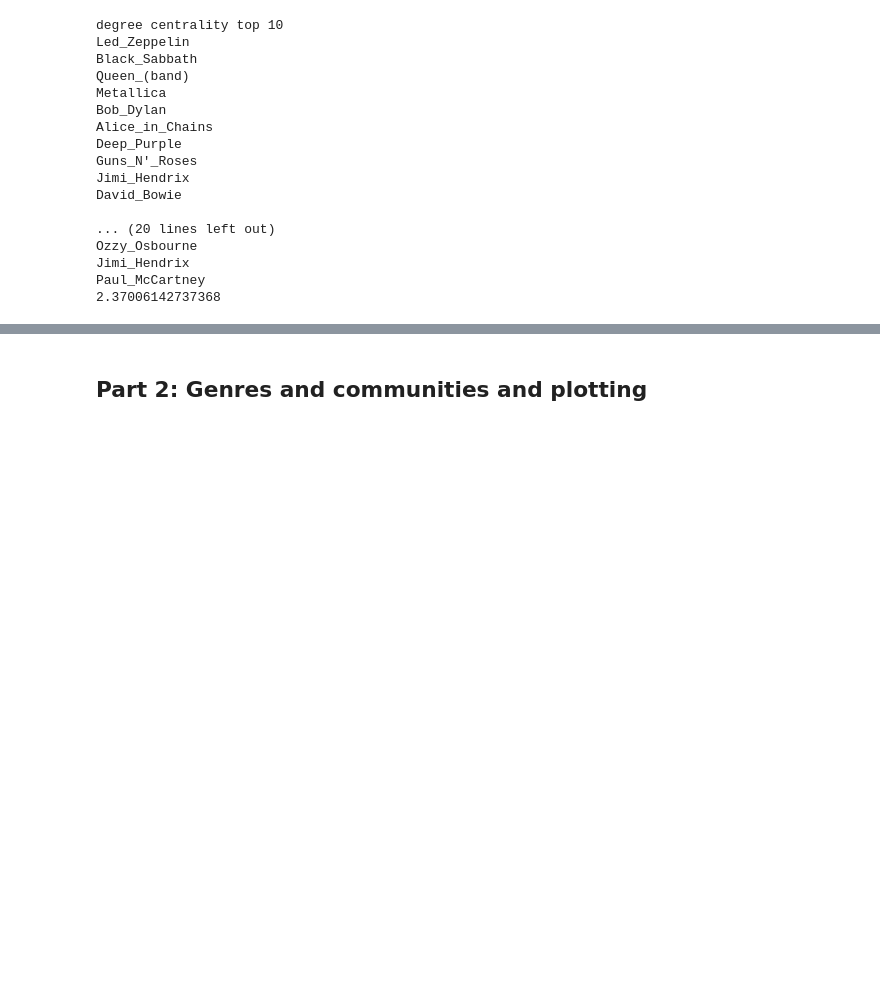
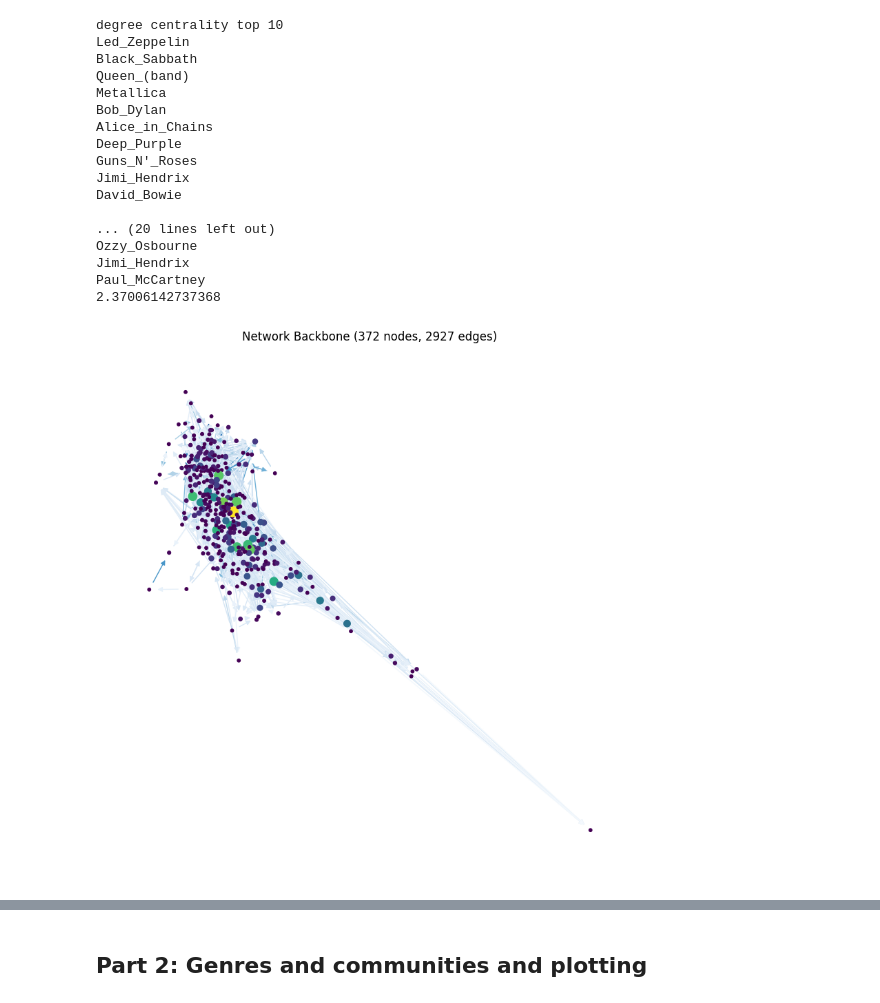
Before and after one commit to sorenstange/02805_Social_graphs_and_interactions, a Jupyter notebook: Assignment_2.ipynb, the cells around one changed output, grey strips where cells are left out. Drawn from its saved outputs; the diff is of its cells as text; code cells hidden in the pictures; blank space fills up the shorter version.

```diff
--- a/Assignment_2.ipynb
+++ b/Assignment_2.ipynb
@@ -230,39 +230,4 @@ Ozzy_Osbourne
 Jimi_Hendrix
 Paul_McCartney
 2.37006142737368
-# %%
-def disparity_filter(G, weight='weight', alpha_threshold=0.05):
-    # Create an empty graph of the same type
-    backbone = G.__class__()
-    backbone.add_nodes_from(G.nodes(data=True))
-
-
-    # Compute normalized weights and significance for each node
-    for i in G.nodes():
-        k_i = len(G[i])
-        if k_i <= 1:
-            continue
-
-        s_i = sum(G[i][j].get(weight, 1.0) for j in G[i])
-        for j in G[i]:
-            w_ij = G[i][j].get(weight, 1.0)
-            p_ij = w_ij / s_i
-            alpha_ij = 1 - (1 - p_ij) ** (k_i - 1)
-            G[i][j]['alpha_' + str(i)] = alpha_ij
-
-    # For undirected graphs, use the maximum significance (conservative choice)
-    if not G.is_directed():
-        for i, j, data in G.edges(data=True):
-            alpha_i = data.get('alpha_' + str(i), 1)
-            alpha_j = data.get('alpha_' + str(j), 1)
-            alpha = min(alpha_i, alpha_j)
-            if alpha < alpha_threshold:
-                backbone.add_edge(i, j, **{weight: data.get(weight, 1.0), 'alpha': alpha})
-    else:
-        for i, j, data in G.edges(data=True):
-            alpha_i = data.get('alpha_' + str(i), 1)
-            if alpha_i < alpha_threshold:
-                backbone.add_edge(i, j, **{weight: data.get(weight, 1.0), 'alpha': alpha_i})
-
-    return backbone
 # %%
@@ -291,4 +310,8 @@ def plot_graph(G, node_size=500, font_size=8, edge_cmap=plt.cm.Blues, with_label
     plt.show()
+# %%
+plot_backbone(G, node_size=10, alpha_threshold=0.5)
+# %% [output]
+[figure, added]
 # %%
 edge_betweenness_centrality_list = [number for _, number in nx.edge_betweenness_centrality(G).items()]
 min_, max_ = min(edge_betweenness_centrality_list), max(edge_betweenness_centrality_list)
```
Also changed, not shown: parts of 6 cells of this notebook.
